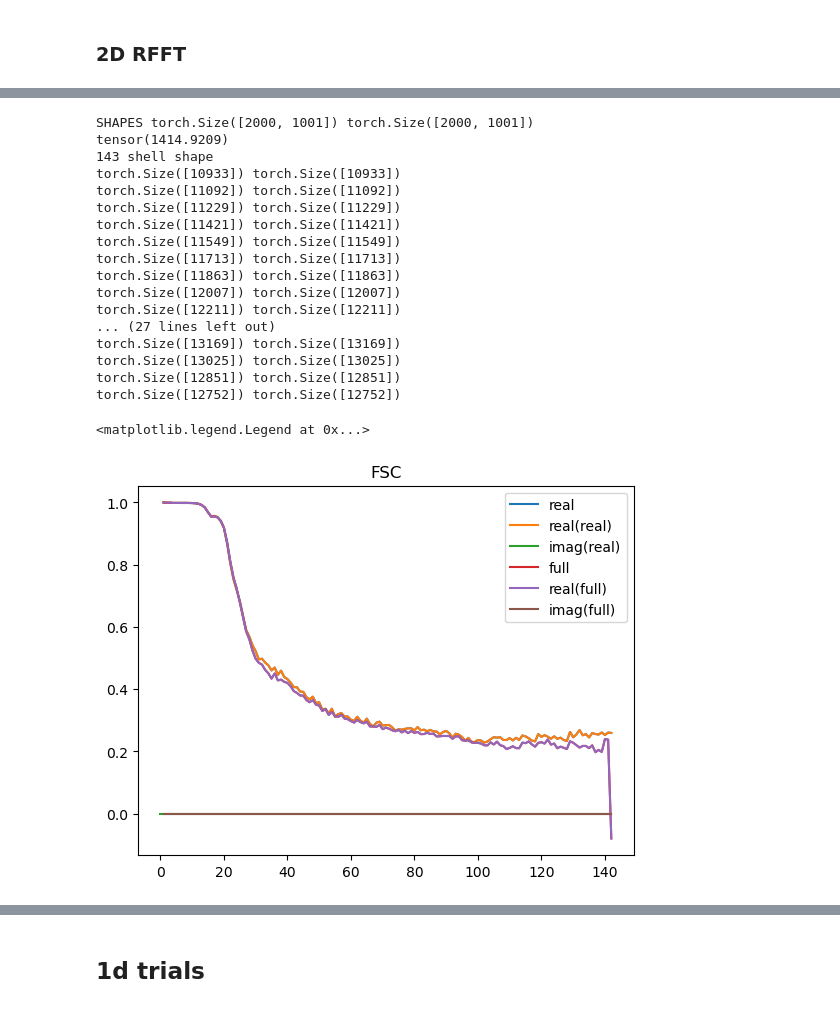
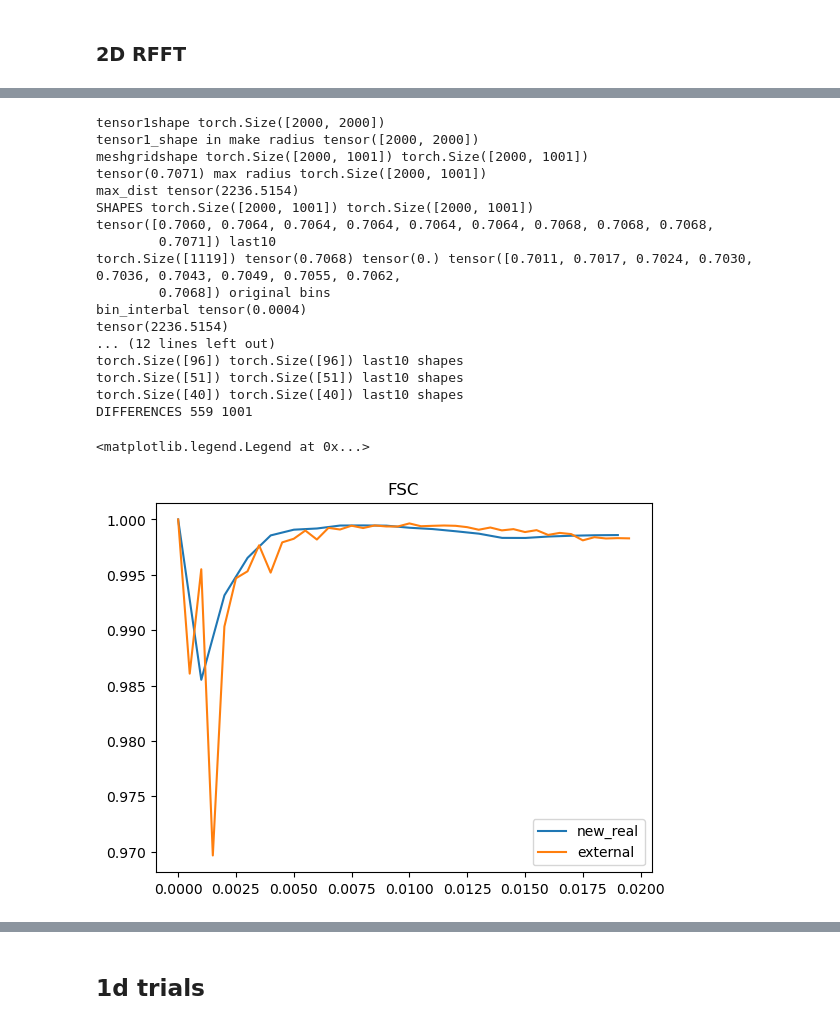
Before and after one commit to henrynjones/tomo_suli, a Jupyter notebook: FSC.ipynb, the cells around one changed output, grey strips where cells are left out. Drawn from its saved outputs; the diff is of its cells as text; code cells hidden in the pictures.

```diff
--- a/FSC.ipynb
+++ b/FSC.ipynb
@@ -117,7 +108,7 @@ def compute_rfsc(tensor1: torch.Tensor, tensor2: torch.Tensor):
     bin_interval = 10
     max_dist = torch.sqrt(torch.tensor((tensor1.shape[0]/2)**2 + (tensor1.shape[1]/2)**2 + (tensor1.shape[2])**2))
     print(max_dist)
-    bins = torch.arange(0, max_dist + bin_interval, bin_interval)
+    bins = torch.arange(0, max_dist + bin_interval, bin_interval) + bin_interval/2
     split_idx = torch.searchsorted(sorted_frequencies_flat, bins)
     #del(sorted_frequencies_flat)
     shell_index = torch.tensor_split(sort_idx_flat, split_idx)[:-1] #exlude last one because of binning
@@ -207,7 +251,7 @@ SHAPES torch.Size([2000, 2000]) torch.Size([2000, 2000])
 # %% [markdown]
 ### 2D RFFT
 # %%
-def make_rfreq_radius(tensor1_shape: torch.Tensor):
+def make_rfreq_radius_old(tensor1_shape: torch.Tensor):
     """The difference here is that I don't shift the first axis for some reason?
     """
     meshgrid = torch.meshgrid([torch.arange(tensor1_shape[0]).float(),
@@ -223,7 +267,7 @@ def _normalised_cc_real_1d(tensor1: torch.Tensor, tensor2:torch.Tensor):
     return correlation / (torch.linalg.norm(tensor1) * torch.linalg.norm(tensor2))
 
 
-def compute_rfsc(tensor1: torch.Tensor, tensor2: torch.Tensor):
+def compute_rfsc_old(tensor1: torch.Tensor, tensor2: torch.Tensor):
     tensor1 = torch.fft.rfft2(tensor1)
     tensor2 = torch.fft.rfft2(tensor2)
     print('SHAPES', tensor1.shape, tensor2.shape)
@@ -233,10 +277,10 @@ def compute_rfsc(tensor1: torch.Tensor, tensor2: torch.Tensor):
     sorted_frequencies_flat, sort_idx_flat = torch.sort(torch.flatten(freq_radius), descending = False)
     del(freq_radius)
 
-    bin_interval = 10
+    bin_interval = 1
     max_dist = torch.sqrt(torch.tensor((tensor1.shape[0]/2)**2 + (tensor1.shape[1])**2))
     print(max_dist)
-    bins = torch.arange(0, max_dist + bin_interval, bin_interval)
+    bins = torch.arange(0, max_dist + bin_interval, bin_interval) + bin_interval/2
     split_idx = torch.searchsorted(sorted_frequencies_flat, bins)
     #del(sorted_frequencies_flat)
     shell_index = torch.tensor_split(sort_idx_flat, split_idx)[:-1] #exlude last one because of binning
@@ -287,0 +301,2 @@ np.fft.
+# %%
+fsc = external_fsc(denoised_tensor[100,:,:], noisy_image[100,:,:])
@@ -288,33 +458,39 @@ np.fft.
 # %%
-fsc_r_rd = compute_rfsc(noisy_image[100,:,:], denoised_tensor[100,:,:])
-plt.plot(torch.arange(fsc_r_rd.shape[0]), fsc_r_rd.numpy(), label = 'real')
-plt.plot(torch.arange(fsc_r_rd.shape[0]), np.real(fsc_r_rd.numpy()), label = 'real(real)')
-plt.plot(torch.arange(fsc_r_rd.shape[0]), np.imag(fsc_r_rd.numpy()), label = 'imag(real)')
+fsc_r_rd_new    = compute_rfsc(noisy_image[100,:,:], denoised_tensor[100,:,:])
 
-plt.plot(torch.arange(full_fsc_2d.shape[0]), full_fsc_2d.numpy(), label = 'full')
-plt.plot(torch.arange(full_fsc_2d.shape[0]), np.real(full_fsc_2d.numpy()), label = 'real(full)')
-plt.plot(torch.arange(full_fsc_2d.shape[0]), np.imag(full_fsc_2d.numpy()), label = 'imag(full)')
+print('DIFFERENCES', len(fsc_r_rd_new), len(fsc))
+#plt.plot(torch.arange(fsc_r_rd.shape[0]), fsc_r_rd.numpy(), label = 'real')
+#plt.plot(torch.arange(fsc_r_rd.shape[0]), np.real(fsc_r_rd.numpy()), label = 'real(real)')
+plt.plot(torch.fft.rfftfreq(1413, d= np.cos(np.arctan(1)))[:20], np.real(fsc_r_rd_new.numpy())[:20], label = 'new_real')
 
+#plt.plot(torch.arange(fsc_r_rd.shape[0]), np.imag(fsc_r_rd.numpy()), label = 'imag(real)')
+
+#plt.plot(torch.arange(full_fsc_2d.shape[0]), full_fsc_2d.numpy(), label = 'full')
+#plt.plot(torch.arange(full_fsc_2d.shape[0]), np.real(full_fsc_2d.numpy()), label = 'real(full)')
+#plt.plot(torch.arange(full_fsc_2d_original.shape[0]), np.real(full_fsc_2d_original.numpy()), label = 'original')
+
+#plt.plot(torch.arange(full_fsc_2d.shape[0]), np.imag(full_fsc_2d.numpy()), label = 'imag(full)')
+plt.plot(torch.fft.rfftfreq(2000)[:40], fsc.numpy()[:40], label = 'external')
 
 plt.title("FSC")
 plt.legend()
 # %% [output]
+tensor1shape torch.Size([2000, 2000])
+tensor1_shape in make radius tensor([2000, 2000])
+meshgridshape torch.Size([2000, 1001]) torch.Size([2000, 1001])
+tensor(0.7071) max radius torch.Size([2000, 1001])
+max_dist tensor(2236.5154)
 SHAPES torch.Size([2000, 1001]) torch.Size([2000, 1001])
-tensor(1414.9209)
-143 shell shape
-torch.Size([10933]) torch.Size([10933])
-torch.Size([11092]) torch.Size([11092])
-torch.Size([11229]) torch.Size([11229])
-torch.Size([11421]) torch.Size([11421])
-torch.Size([11549]) torch.Size([11549])
-torch.Size([11713]) torch.Size([11713])
-torch.Size([11863]) torch.Size([11863])
-torch.Size([12007]) torch.Size([12007])
-torch.Size([12211]) torch.Size([12211])
-... (27 lines left out)
-torch.Size([13169]) torch.Size([13169])
-torch.Size([13025]) torch.Size([13025])
-torch.Size([12851]) torch.Size([12851])
-torch.Size([12752]) torch.Size([12752])
+tensor([0.7060, 0.7064, 0.7064, 0.7064, 0.7064, 0.7064, 0.7068, 0.7068, 0.7068,
+        0.7071]) last10
+torch.Size([1119]) tensor(0.7068) tensor(0.) tensor([0.7011, 0.7017, 0.7024, 0.7030, 0.7036, 0.7043, 0.7049, 0.7055, 0.7062,
+        0.7068]) original bins
+bin_interbal tensor(0.0004)
+tensor(2236.5154)
+... (12 lines left out)
+torch.Size([96]) torch.Size([96]) last10 shapes
+torch.Size([51]) torch.Size([51]) last10 shapes
+torch.Size([40]) torch.Size([40]) last10 shapes
+DIFFERENCES 559 1001
 <matplotlib.legend.Legend at 0x...>
-[figure, old version]
+[figure, new version]
```
Also changed, not shown: parts of 25 cells of this notebook, 1 other file.
